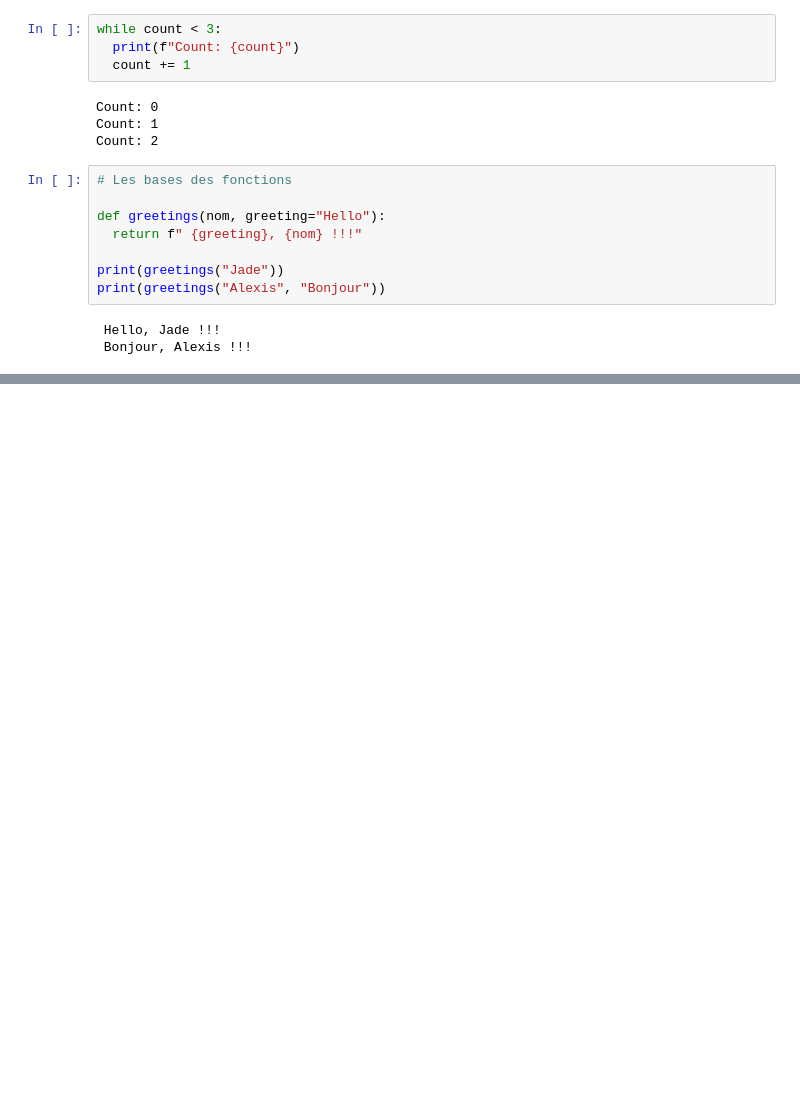
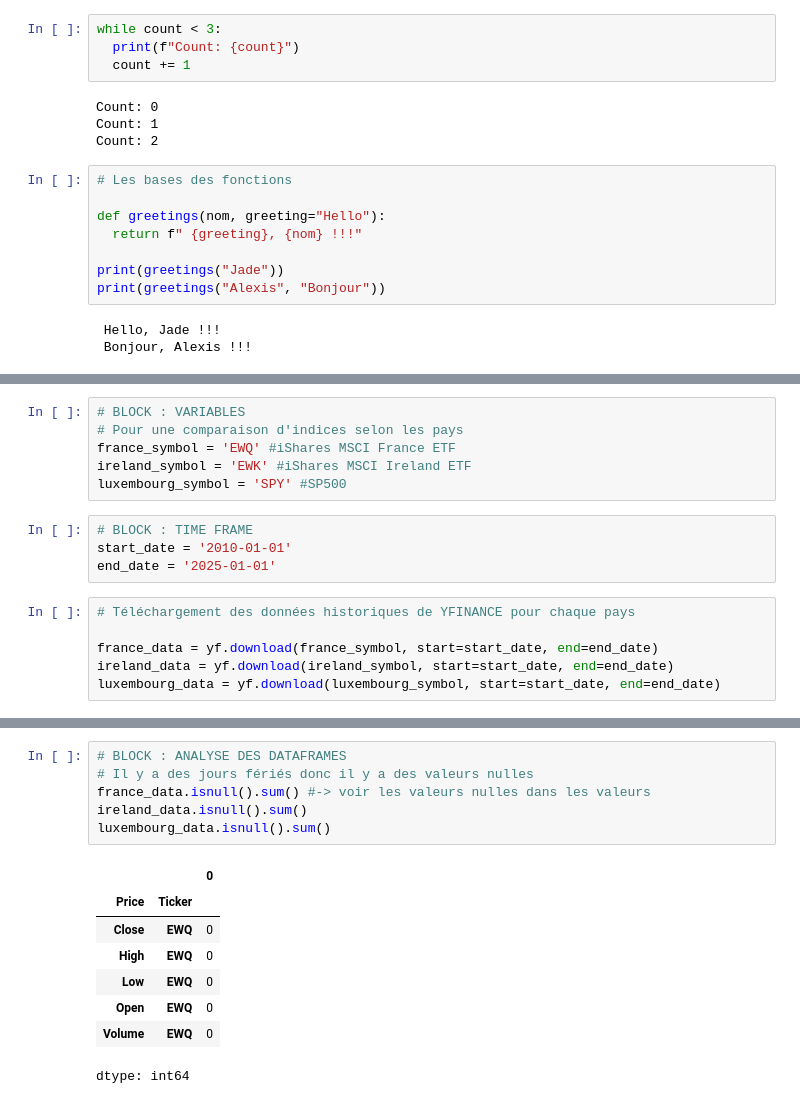
Before and after one commit to Aleqsis/IAE_METZ_DATA_2025_8, a Jupyter notebook: TD_DATA4FUNDS.ipynb, the cells around one changed output, grey strips where cells are left out. Saved outputs shown, nothing was run; the diff lists cells and outputs as text; blank space fills up the shorter version.

```diff
--- a/TD_DATA4FUNDS.ipynb
+++ b/TD_DATA4FUNDS.ipynb
@@ -111,0 +174,16 @@ print(greetings("Alexis", "Bonjour"))
+# %%
+# BLOCK : VARIABLES
+# Pour une comparaison d'indices selon les pays
+france_symbol = 'EWQ' #iShares MSCI France ETF
+ireland_symbol = 'EWK' #iShares MSCI Ireland ETF
+luxembourg_symbol = 'SPY' #SP500
+# %%
+# BLOCK : TIME FRAME
+start_date = '2010-01-01'
+end_date = '2025-01-01'
+# %%
+# Téléchargement des données historiques de YFINANCE pour chaque pays
+
+france_data = yf.download(france_symbol, start=start_date, end=end_date)
+ireland_data = yf.download(ireland_symbol, start=start_date, end=end_date)
+luxembourg_data = yf.download(luxembourg_symbol, start=start_date, end=end_date)
@@ -111,0 +213,15 @@ print(greetings("Alexis", "Bonjour"))
+# %%
+# BLOCK : ANALYSE DES DATAFRAMES
+# Il y a des jours fériés donc il y a des valeurs nulles
+france_data.isnull().sum() #-> voir les valeurs nulles dans les valeurs
+ireland_data.isnull().sum()
+luxembourg_data.isnull().sum()
+# %% [output]
+|  |  | 0 |
+| Price | Ticker |  |
+| Close | EWQ | 0 |
+| High | EWQ | 0 |
+| Low | EWQ | 0 |
+| Open | EWQ | 0 |
+| Volume | EWQ | 0 |
+dtype: int64
```
Also changed, not shown: parts of 19 cells of this notebook.
